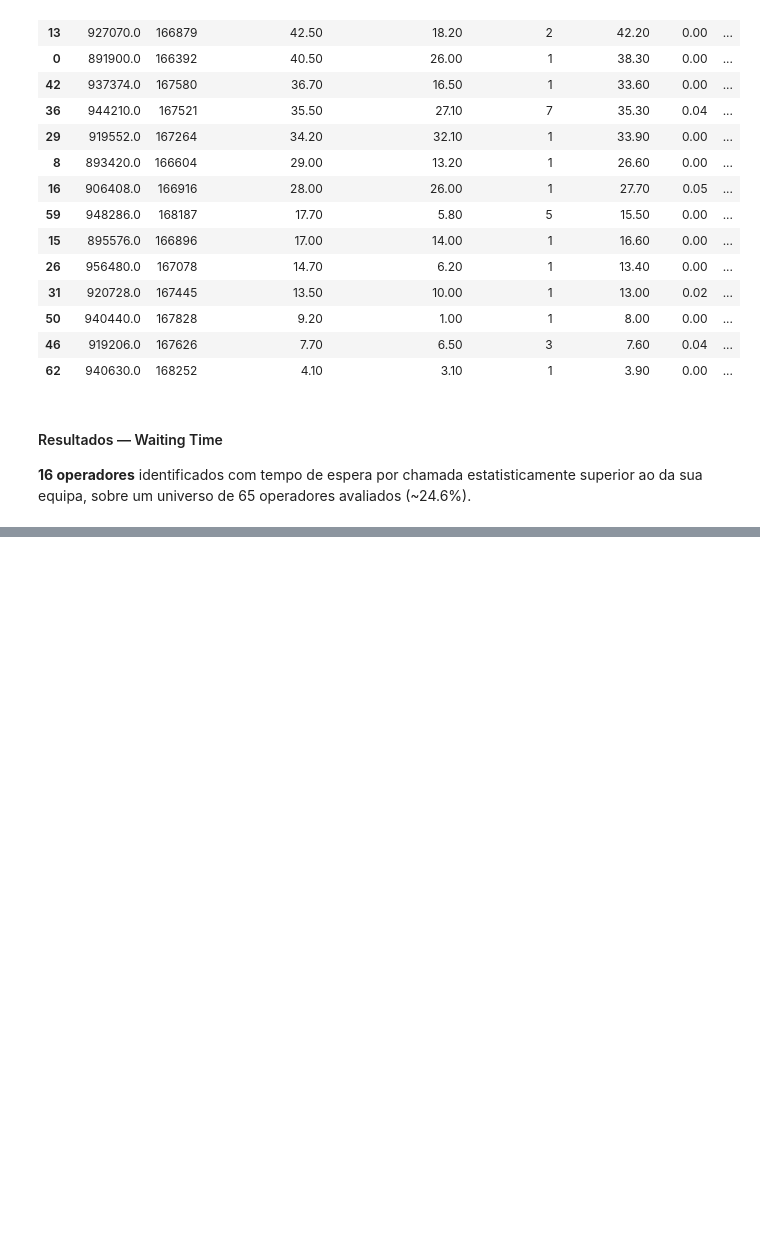
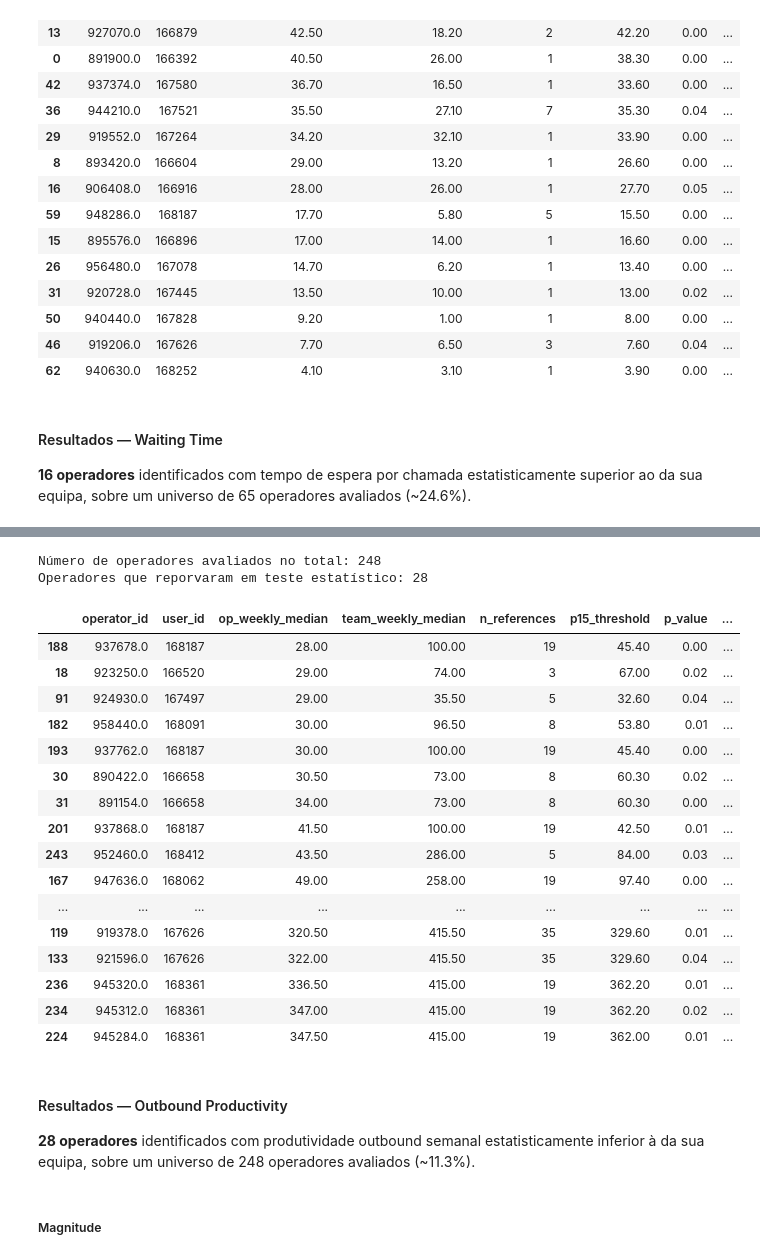
Before and after one commit to rodriguesbrian/tt14_call_me_maybe_project, a Jupyter notebook: notebook/analysis.ipynb, the cells around one changed output, grey strips where cells are left out. Cells and saved outputs as stored; diff of their text form; code cells hidden in the pictures; blank space fills up the shorter version.

```diff
--- a/notebook/analysis.ipynb
+++ b/notebook/analysis.ipynb
@@ -1329,0 +1443,37 @@ Observação sobre a magnetude:
+# %%
+# aplicação da função de avaliação de operadores
+results_out_productivity = evaluate_out_productivity(telecom_ops)
+# %%
+# descoberta operadores que falharam no teste estatísitco de proporções
+print(f'Número de operadores avaliados no total: {results_out_productivity.shape[0]}')
+flagged_out_productivity = results_out_productivity[results_out_productivity['fail_out'] == True].copy()
+print(f'Operadores que reporvaram em teste estatístico: {len(flagged_out_productivity)}')
+# %% [output]
+Número de operadores avaliados no total: 248
+Operadores que reporvaram em teste estatístico: 28
+# %%
+flagged_out_productivity
+# %% [output]
+|  | operator_id | user_id | op_weekly_median | team_weekly_median | n_references | p15_threshold | p_value | ... |
+| 188 | 937678.0 | 168187 | 28.00 | 100.00 | 19 | 45.40 | 0.00 | ... |
+| 18 | 923250.0 | 166520 | 29.00 | 74.00 | 3 | 67.00 | 0.02 | ... |
+| 91 | 924930.0 | 167497 | 29.00 | 35.50 | 5 | 32.60 | 0.04 | ... |
+| 182 | 958440.0 | 168091 | 30.00 | 96.50 | 8 | 53.80 | 0.01 | ... |
+| 193 | 937762.0 | 168187 | 30.00 | 100.00 | 19 | 45.40 | 0.00 | ... |
+| 30 | 890422.0 | 166658 | 30.50 | 73.00 | 8 | 60.30 | 0.02 | ... |
+| 31 | 891154.0 | 166658 | 34.00 | 73.00 | 8 | 60.30 | 0.00 | ... |
+| 201 | 937868.0 | 168187 | 41.50 | 100.00 | 19 | 42.50 | 0.01 | ... |
+| 243 | 952460.0 | 168412 | 43.50 | 286.00 | 5 | 84.00 | 0.03 | ... |
+| 167 | 947636.0 | 168062 | 49.00 | 258.00 | 19 | 97.40 | 0.00 | ... |
+| ... | ... | ... | ... | ... | ... | ... | ... | ... |
+| 119 | 919378.0 | 167626 | 320.50 | 415.50 | 35 | 329.60 | 0.01 | ... |
+| 133 | 921596.0 | 167626 | 322.00 | 415.50 | 35 | 329.60 | 0.04 | ... |
+| 236 | 945320.0 | 168361 | 336.50 | 415.00 | 19 | 362.20 | 0.01 | ... |
+| 234 | 945312.0 | 168361 | 347.00 | 415.00 | 19 | 362.20 | 0.02 | ... |
+| 224 | 945284.0 | 168361 | 347.50 | 415.00 | 19 | 362.00 | 0.01 | ... |
+# %% [markdown]
+#### Resultados — Outbound Productivity
+
+**28 operadores** identificados com produtividade outbound semanal estatisticamente inferior à da sua equipa, sobre um universo de 248 operadores avaliados (~11.3%).
+# %% [markdown]
+##### Magnitude
```
Also changed, not shown: parts of 19 cells of this notebook.
